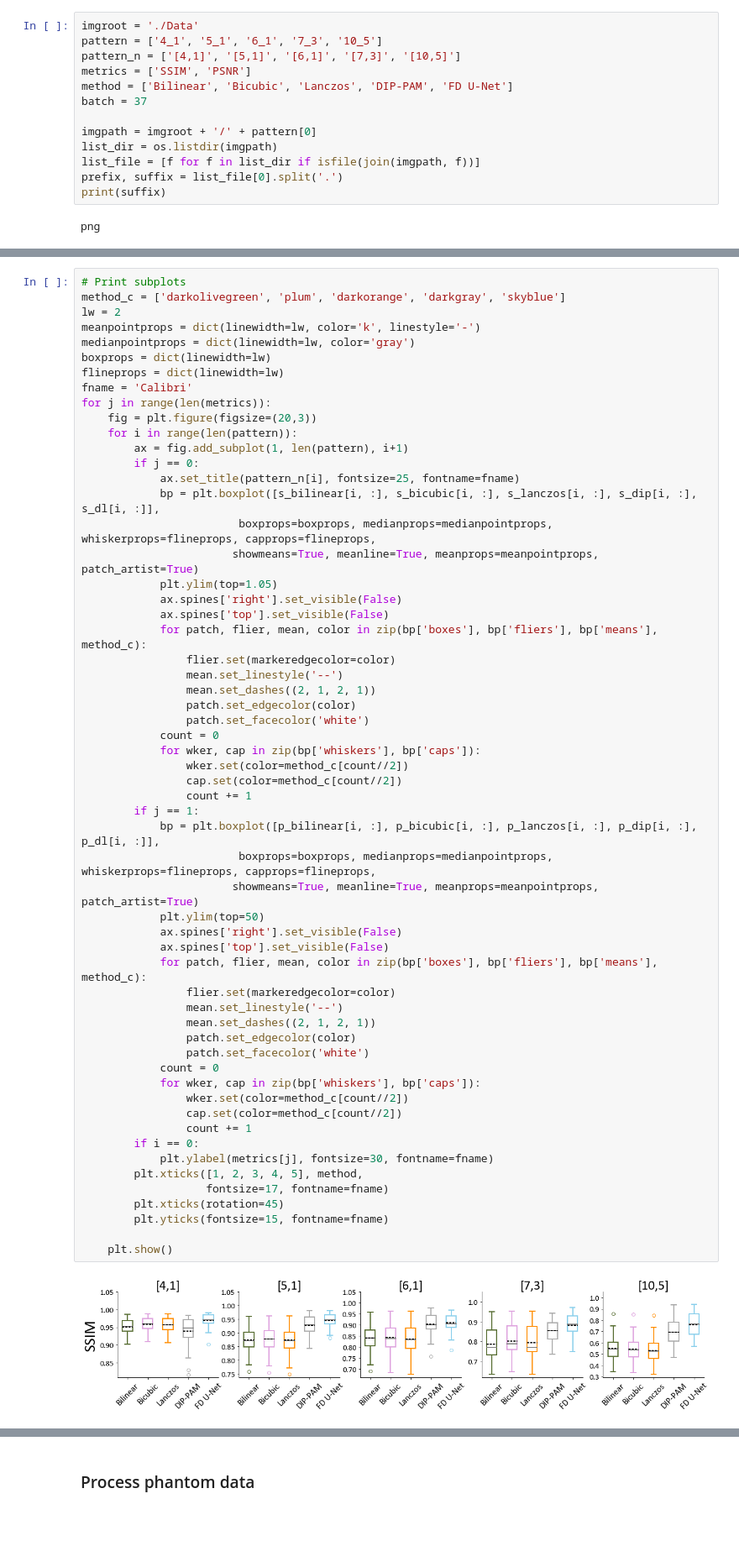
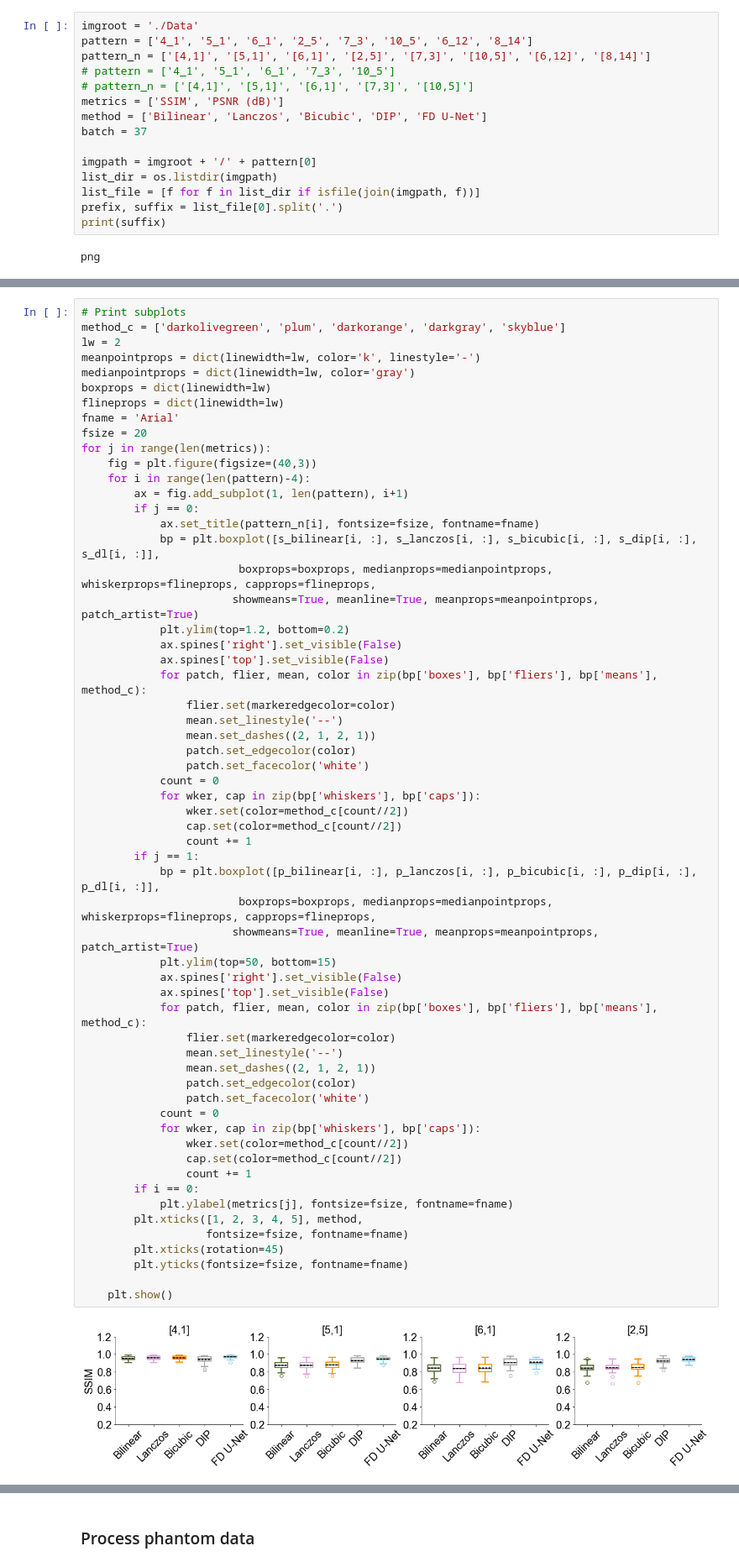
Before and after one commit to trivu169/deep-prior-pam, a Jupyter notebook: dipPAM_eval.ipynb, the cells around one changed output, grey strips where cells are left out. Shown at 84% size. Drawn from its saved outputs; the diff is of its cells as text; blank space fills up the shorter version.

```diff
--- a/dipPAM_eval.ipynb
+++ b/dipPAM_eval.ipynb
@@ -47,10 +128,12 @@ if LOG_READ:
 ### Evaluate SSIM
 # %%
 imgroot = './Data'
-pattern = ['4_1', '5_1', '6_1', '7_3', '10_5']
-pattern_n = ['[4,1]', '[5,1]', '[6,1]', '[7,3]', '[10,5]']
-metrics = ['SSIM', 'PSNR']
-method = ['Bilinear', 'Bicubic', 'Lanczos', 'DIP-PAM', 'FD U-Net']
+pattern = ['4_1', '5_1', '6_1', '2_5', '7_3', '10_5', '6_12', '8_14']
+pattern_n = ['[4,1]', '[5,1]', '[6,1]', '[2,5]', '[7,3]', '[10,5]', '[6,12]', '[8,14]']
+# pattern = ['4_1', '5_1', '6_1', '7_3', '10_5']
+# pattern_n = ['[4,1]', '[5,1]', '[6,1]', '[7,3]', '[10,5]']
+metrics = ['SSIM', 'PSNR (dB)']
+method = ['Bilinear', 'Lanczos', 'Bicubic', 'DIP', 'FD U-Net']
 batch = 37
 
 imgpath = imgroot + '/' + pattern[0]
@@ -227,17 +354,18 @@ meanpointprops = dict(linewidth=lw, color='k', linestyle='-')
 medianpointprops = dict(linewidth=lw, color='gray')
 boxprops = dict(linewidth=lw)
 flineprops = dict(linewidth=lw)
-fname = 'Calibri'
+fname = 'Arial'
+fsize = 20
 for j in range(len(metrics)):
-    fig = plt.figure(figsize=(20,3))
-    for i in range(len(pattern)):
+    fig = plt.figure(figsize=(40,3))
+    for i in range(len(pattern)-4):
         ax = fig.add_subplot(1, len(pattern), i+1)
         if j == 0:
-            ax.set_title(pattern_n[i], fontsize=25, fontname=fname)
-            bp = plt.boxplot([s_bilinear[i, :], s_bicubic[i, :], s_lanczos[i, :], s_dip[i, :], s_dl[i, :]],
+            ax.set_title(pattern_n[i], fontsize=fsize, fontname=fname)
+            bp = plt.boxplot([s_bilinear[i, :], s_lanczos[i, :], s_bicubic[i, :], s_dip[i, :], s_dl[i, :]],
                         boxprops=boxprops, medianprops=medianpointprops, whiskerprops=flineprops, capprops=flineprops,
                        showmeans=True, meanline=True, meanprops=meanpointprops, patch_artist=True)
-            plt.ylim(top=1.05)
+            plt.ylim(top=1.2, bottom=0.2)
             ax.spines['right'].set_visible(False)
             ax.spines['top'].set_visible(False)
             for patch, flier, mean, color in zip(bp['boxes'], bp['fliers'], bp['means'], method_c):
@@ -246,36 +374,36 @@ for j in range(len(metrics)):
                 mean.set_dashes((2, 1, 2, 1))
                 patch.set_edgecolor(color)
                 patch.set_facecolor('white')
             count = 0
             for wker, cap in zip(bp['whiskers'], bp['caps']):
                 wker.set(color=method_c[count//2])
                 cap.set(color=method_c[count//2])
                 count += 1
         if j == 1:
-            bp = plt.boxplot([p_bilinear[i, :], p_bicubic[i, :], p_lanczos[i, :], p_dip[i, :], p_dl[i, :]],
+            bp = plt.boxplot([p_bilinear[i, :], p_lanczos[i, :], p_bicubic[i, :], p_dip[i, :], p_dl[i, :]],
                         boxprops=boxprops, medianprops=medianpointprops, whiskerprops=flineprops, capprops=flineprops,
                        showmeans=True, meanline=True, meanprops=meanpointprops, patch_artist=True)
-            plt.ylim(top=50)
+            plt.ylim(top=50, bottom=15)
             ax.spines['right'].set_visible(False)
             ax.spines['top'].set_visible(False)
             for patch, flier, mean, color in zip(bp['boxes'], bp['fliers'], bp['means'], method_c):
                 flier.set(markeredgecolor=color)
                 mean.set_linestyle('--')
                 mean.set_dashes((2, 1, 2, 1))
                 patch.set_edgecolor(color)
                 patch.set_facecolor('white')
             count = 0
             for wker, cap in zip(bp['whiskers'], bp['caps']):
                 wker.set(color=method_c[count//2])
                 cap.set(color=method_c[count//2])
                 count += 1
         if i == 0:
-            plt.ylabel(metrics[j], fontsize=30, fontname=fname)
+            plt.ylabel(metrics[j], fontsize=fsize, fontname=fname)
         plt.xticks([1, 2, 3, 4, 5], method,
-                   fontsize=17, fontname=fname)
+                   fontsize=fsize, fontname=fname)
         plt.xticks(rotation=45)
-        plt.yticks(fontsize=15, fontname=fname)
+        plt.yticks(fontsize=fsize, fontname=fname)
 
     plt.show()
 # %% [output]
-[figure, old version]
+[figure, new version]
```
Also changed, not shown: parts of 50 cells of this notebook, 3 other files.
